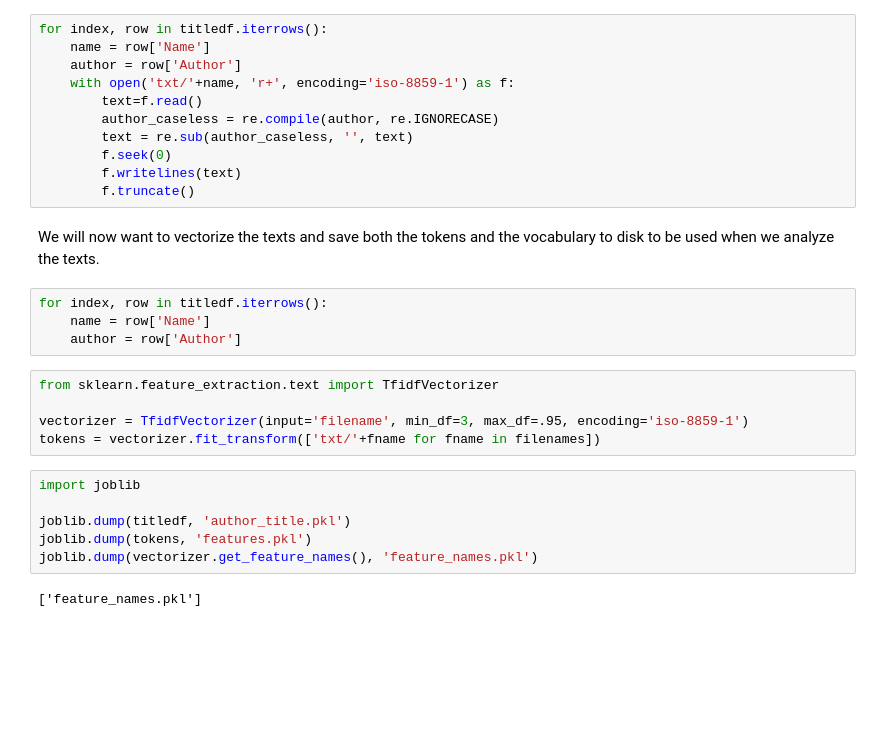
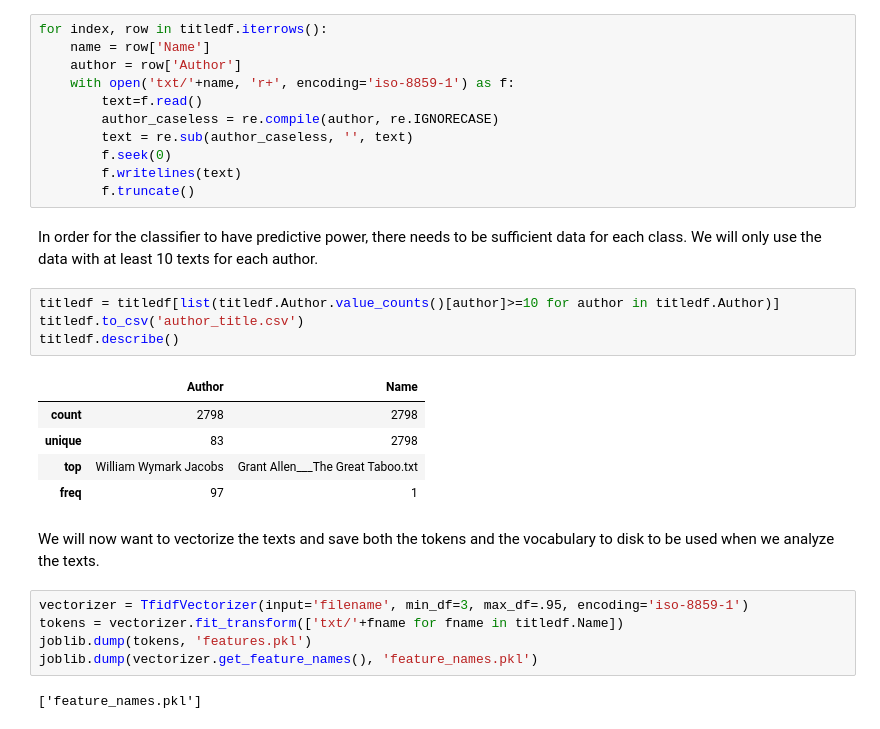
Before and after one commit to hbrumley/Gutenberg_Text_Classification, a Jupyter notebook: gutenberg_preprocessing.ipynb, the cells around one changed output. Saved outputs shown, nothing was run; the diff lists cells and outputs as text; blank space fills up the shorter version.

```diff
--- a/gutenberg_preprocessing.ipynb
+++ b/gutenberg_preprocessing.ipynb
@@ -45,22 +47,24 @@ for index, row in titledf.iterrows():
         f.seek(0)
         f.writelines(text)
         f.truncate()
+# %% [markdown]
+In order for the classifier to have predictive power, there needs to be sufficient data for each class. We will only use the data with at least 10 texts for each author.
+# %%
+titledf = titledf[list(titledf.Author.value_counts()[author]>=10 for author in titledf.Author)]
+titledf.to_csv('author_title.csv')
+titledf.describe()
+# %% [output]
+|  | Author | Name |
+| count | 2798 | 2798 |
+| unique | 83 | 2798 |
+| top | William Wymark Jacobs | Grant Allen___The Great Taboo.txt |
+| freq | 97 | 1 |
 # %% [markdown]
 We will now want to vectorize the texts and save both the tokens and the vocabulary to disk to be used when we analyze the texts.
-# %%
-for index, row in titledf.iterrows():
-    name = row['Name']
-    author = row['Author']
 # %%
-from sklearn.feature_extraction.text import TfidfVectorizer
-
 vectorizer = TfidfVectorizer(input='filename', min_df=3, max_df=.95, encoding='iso-8859-1')
-tokens = vectorizer.fit_transform(['txt/'+fname for fname in filenames])
+tokens = vectorizer.fit_transform(['txt/'+fname for fname in titledf.Name])
+joblib.dump(tokens, 'features.pkl')
+joblib.dump(vectorizer.get_feature_names(), 'feature_names.pkl')
+# %% [output]
+['feature_names.pkl']
-# %%
-import joblib
-
-joblib.dump(titledf, 'author_title.pkl')
-joblib.dump(tokens, 'features.pkl')
-joblib.dump(vectorizer.get_feature_names(), 'feature_names.pkl')
-# %% [output]
-['feature_names.pkl']
```
Also changed, not shown: parts of 2 cells of this notebook, 1 other file.
